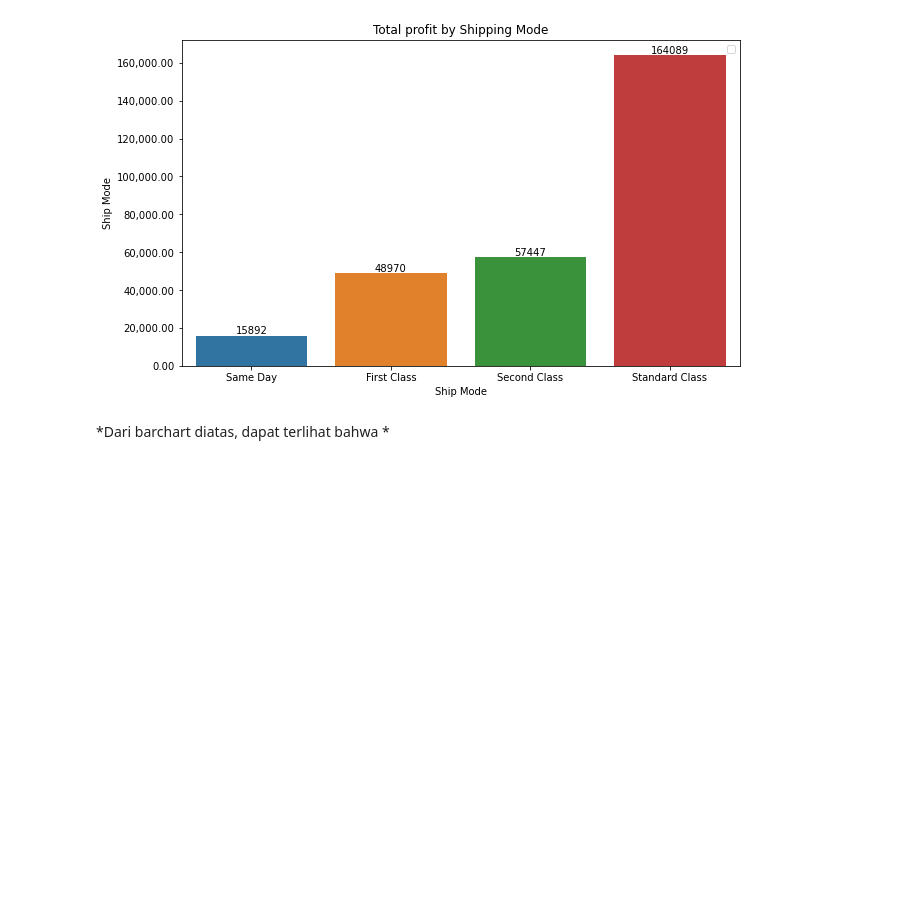
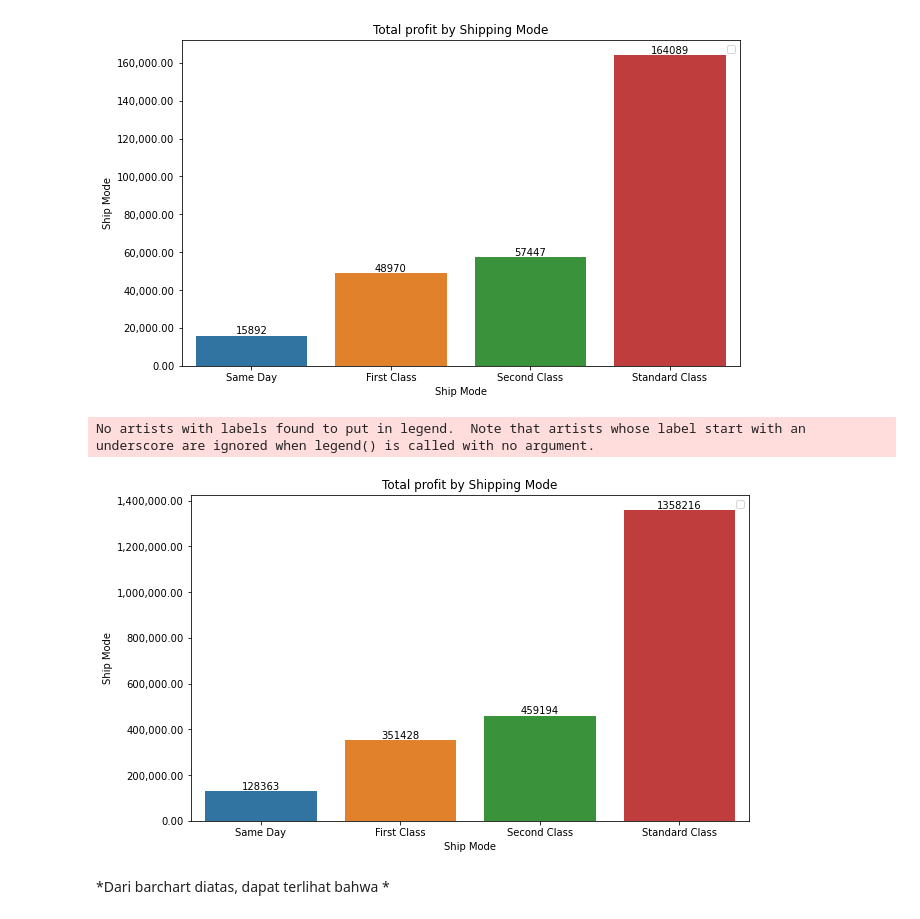
Before and after one commit to fahrizanrasyad/superstore-analysis, a Jupyter notebook: superstore_fahrizan-rasyad.ipynb, the cells around one changed output. Drawn from its saved outputs; the diff is of its cells as text; code cells hidden in the pictures; blank space fills up the shorter version.

```diff
--- a/superstore_fahrizan-rasyad.ipynb
+++ b/superstore_fahrizan-rasyad.ipynb
@@ -365,6 +382,29 @@ plt.show()
 # %% [output]
 No artists with labels found to put in legend.  Note that artists whose label start with an underscore are ignored when legend() is called with no argument.
 [figure]
+# %%
+# Grouping profit by according its mode of shipping
+profit_per_ship_mode = df.groupby('Ship Mode')['Sales'].sum().reset_index().sort_values(by='Sales', ascending=True)
+
+# Creating a figure
+fig, ax = plt.subplots(figsize=(10, 6))
+
+# Creating barplot using seaborn
+sns.barplot(data=profit_per_ship_mode, x='Ship Mode', y='Sales', orient='v')
+
+# menambahkan data value
+ax.bar_label(ax.containers[0], fmt='%.0f', label_type='edge', fontsize=10)
+
+# Adding legend to plot
+ax.set_ylabel('Ship Mode')
+ylabels = ['{:,.2f}'.format(y) for y in ax.get_yticks()/1]
+ax.set_yticklabels(labels = ylabels)
+ax.set_title('Total profit by Shipping Mode')
+ax.legend()
+plt.show()
+# %% [output]
+No artists with labels found to put in legend.  Note that artists whose label start with an underscore are ignored when legend() is called with no argument.
+[figure, added]
 # %% [markdown]
 *Dari barchart diatas, dapat terlihat bahwa *
 # %% [markdown]
```
Also changed, not shown: parts of 11 cells of this notebook.
